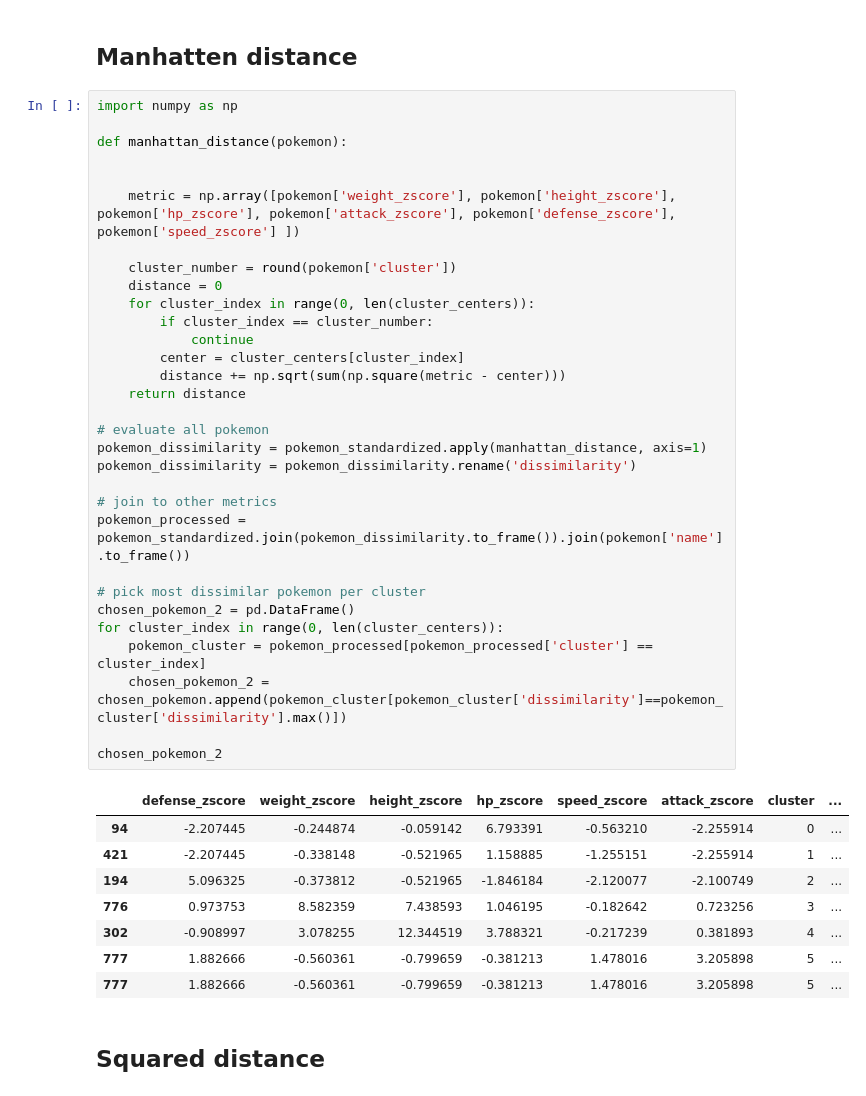
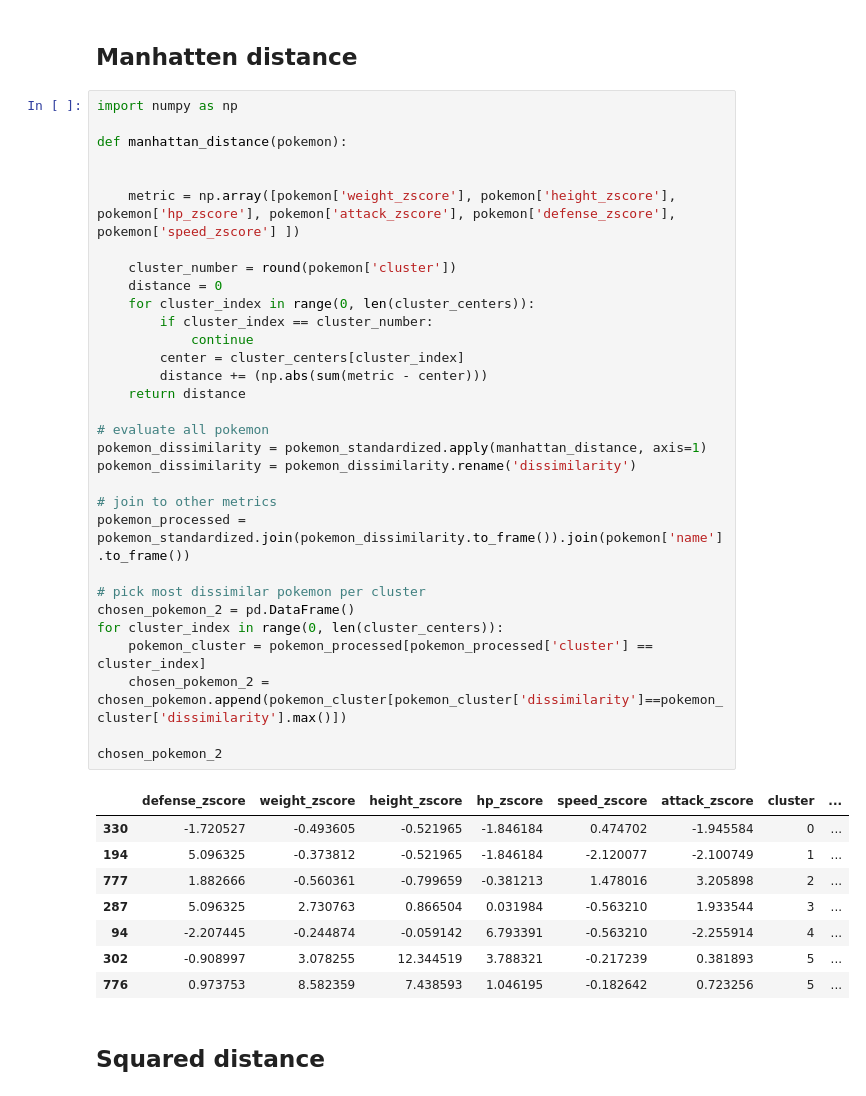
Before and after one commit to maryelo/Clustering-drills, a Jupyter notebook: 2.clustering_drills.ipynb, the cells around one changed output. Drawn from its saved outputs; the diff is of its cells as text.

```diff
--- a/2.clustering_drills.ipynb
+++ b/2.clustering_drills.ipynb
@@ -266,41 +266,41 @@ import numpy as np
 
 def manhattan_distance(pokemon):
 
 
     metric = np.array([pokemon['weight_zscore'], pokemon['height_zscore'], pokemon['hp_zscore'], pokemon['attack_zscore'], pokemon['defense_zscore'], pokemon['speed_zscore'] ])
 
     cluster_number = round(pokemon['cluster'])
     distance = 0
     for cluster_index in range(0, len(cluster_centers)):
         if cluster_index == cluster_number:
             continue
         center = cluster_centers[cluster_index]
-        distance += np.sqrt(sum(np.square(metric - center)))
+        distance += (np.abs(sum(metric - center)))
     return distance
 
 # evaluate all pokemon
 pokemon_dissimilarity = pokemon_standardized.apply(manhattan_distance, axis=1)
 pokemon_dissimilarity = pokemon_dissimilarity.rename('dissimilarity')
 
 # join to other metrics
 pokemon_processed = pokemon_standardized.join(pokemon_dissimilarity.to_frame()).join(pokemon['name'].to_frame())
 
 # pick most dissimilar pokemon per cluster
 chosen_pokemon_2 = pd.DataFrame()
 for cluster_index in range(0, len(cluster_centers)):
     pokemon_cluster = pokemon_processed[pokemon_processed['cluster'] == cluster_index]
     chosen_pokemon_2 = chosen_pokemon.append(pokemon_cluster[pokemon_cluster['dissimilarity']==pokemon_cluster['dissimilarity'].max()])
 
 chosen_pokemon_2
 # %% [output]
 |  | defense_zscore | weight_zscore | height_zscore | hp_zscore | speed_zscore | attack_zscore | cluster | ... |
-| 94 | -2.207445 | -0.244874 | -0.059142 | 6.793391 | -0.563210 | -2.255914 | 0 | ... |
-| 421 | -2.207445 | -0.338148 | -0.521965 | 1.158885 | -1.255151 | -2.255914 | 1 | ... |
-| 194 | 5.096325 | -0.373812 | -0.521965 | -1.846184 | -2.120077 | -2.100749 | 2 | ... |
-| 776 | 0.973753 | 8.582359 | 7.438593 | 1.046195 | -0.182642 | 0.723256 | 3 | ... |
-| 302 | -0.908997 | 3.078255 | 12.344519 | 3.788321 | -0.217239 | 0.381893 | 4 | ... |
-| 777 | 1.882666 | -0.560361 | -0.799659 | -0.381213 | 1.478016 | 3.205898 | 5 | ... |
-| 777 | 1.882666 | -0.560361 | -0.799659 | -0.381213 | 1.478016 | 3.205898 | 5 | ... |
+| 330 | -1.720527 | -0.493605 | -0.521965 | -1.846184 | 0.474702 | -1.945584 | 0 | ... |
+| 194 | 5.096325 | -0.373812 | -0.521965 | -1.846184 | -2.120077 | -2.100749 | 1 | ... |
+| 777 | 1.882666 | -0.560361 | -0.799659 | -0.381213 | 1.478016 | 3.205898 | 2 | ... |
+| 287 | 5.096325 | 2.730763 | 0.866504 | 0.031984 | -0.563210 | 1.933544 | 3 | ... |
+| 94 | -2.207445 | -0.244874 | -0.059142 | 6.793391 | -0.563210 | -2.255914 | 4 | ... |
+| 302 | -0.908997 | 3.078255 | 12.344519 | 3.788321 | -0.217239 | 0.381893 | 5 | ... |
+| 776 | 0.973753 | 8.582359 | 7.438593 | 1.046195 | -0.182642 | 0.723256 | 5 | ... |
 # %% [markdown]
 ## Squared distance
 # %%
```
Also changed, not shown: parts of 15 cells of this notebook.
